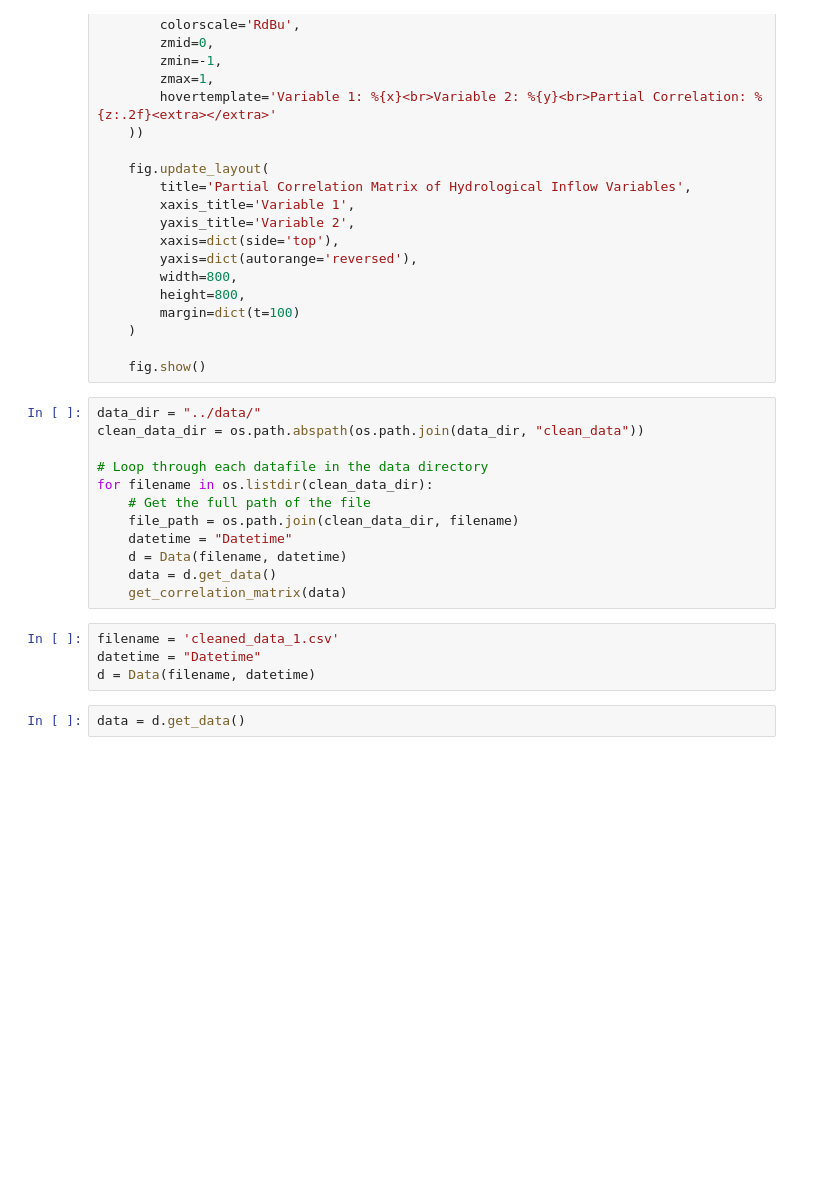
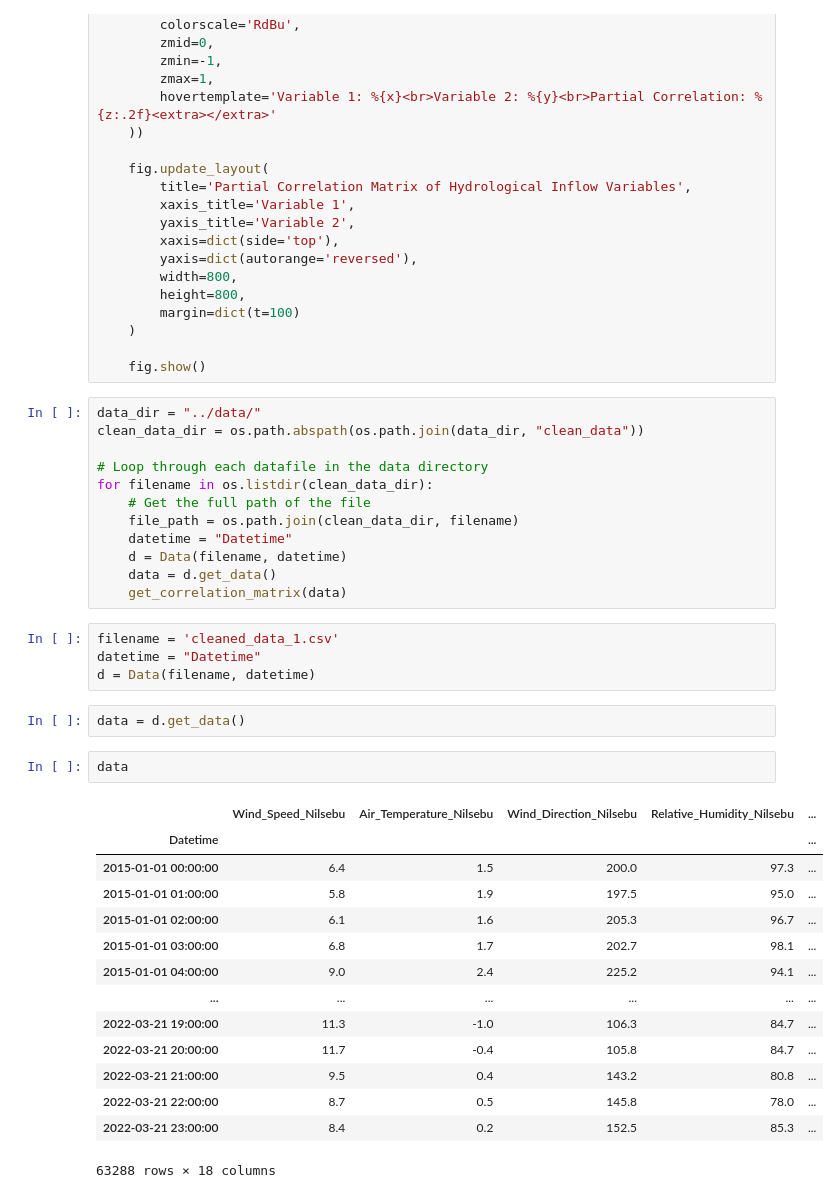
Before and after one commit to BorMagnus/hydro-ml, a Jupyter notebook: notebooks/03-eda-features.ipynb, the cells around one changed output. Cells and saved outputs as stored; diff of their text form; blank space fills up the shorter version.

```diff
--- a/notebooks/03-eda-features.ipynb
+++ b/notebooks/03-eda-features.ipynb
@@ -67,4 +67,21 @@ datetime = "Datetime"
 d = Data(filename, datetime)
 # %%
 data = d.get_data()
+# %%
+data
+# %% [output]
+|  | Wind_Speed_Nilsebu | Air_Temperature_Nilsebu | Wind_Direction_Nilsebu | Relative_Humidity_Nilsebu | ... |
+| Datetime |  |  |  |  | ... |
+| 2015-01-01 00:00:00 | 6.4 | 1.5 | 200.0 | 97.3 | ... |
+| 2015-01-01 01:00:00 | 5.8 | 1.9 | 197.5 | 95.0 | ... |
+| 2015-01-01 02:00:00 | 6.1 | 1.6 | 205.3 | 96.7 | ... |
+| 2015-01-01 03:00:00 | 6.8 | 1.7 | 202.7 | 98.1 | ... |
+| 2015-01-01 04:00:00 | 9.0 | 2.4 | 225.2 | 94.1 | ... |
+| ... | ... | ... | ... | ... | ... |
+| 2022-03-21 19:00:00 | 11.3 | -1.0 | 106.3 | 84.7 | ... |
+| 2022-03-21 20:00:00 | 11.7 | -0.4 | 105.8 | 84.7 | ... |
+| 2022-03-21 21:00:00 | 9.5 | 0.4 | 143.2 | 80.8 | ... |
+| 2022-03-21 22:00:00 | 8.7 | 0.5 | 145.8 | 78.0 | ... |
+| 2022-03-21 23:00:00 | 8.4 | 0.2 | 152.5 | 85.3 | ... |
+63288 rows × 18 columns
 # %%
```
Also changed, not shown: parts of 5 cells of this notebook, 2 other files.
